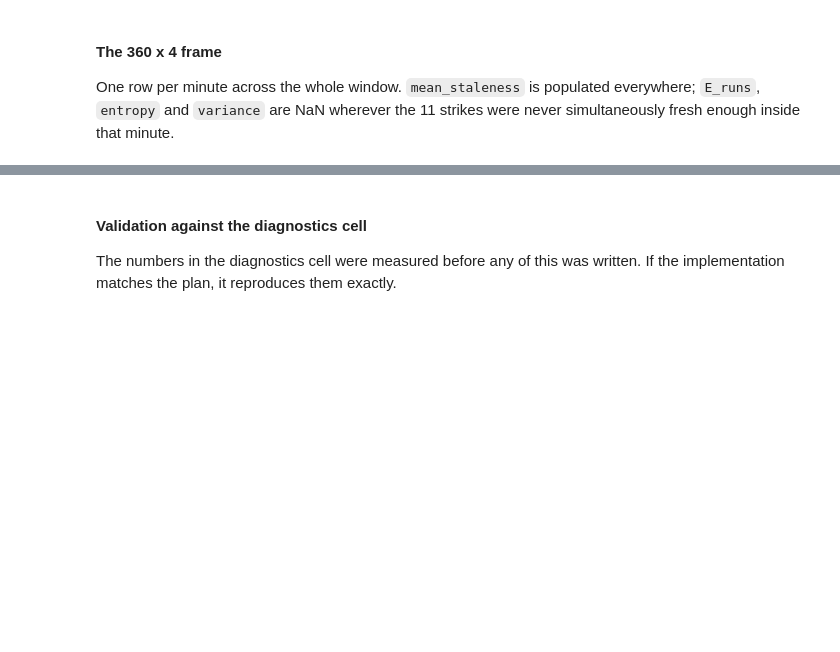
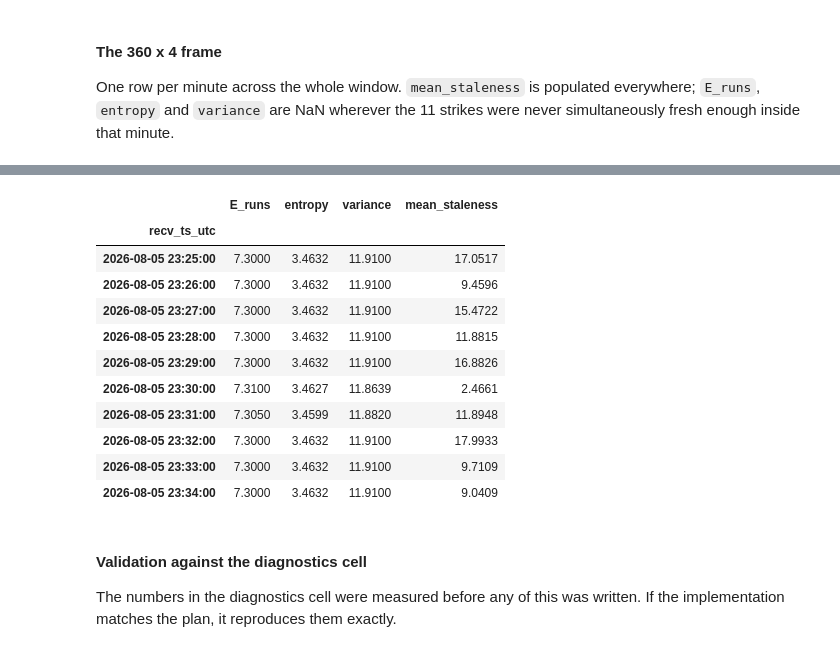
Before and after one commit to jzl4/prediction_market_project, a Jupyter notebook: q2_least_certain_num_of_runs.ipynb, the cells around one changed output, grey strips where cells are left out. Drawn from its saved outputs; the diff is of its cells as text; code cells hidden in the pictures; blank space fills up the shorter version.

```diff
--- a/q2_least_certain_num_of_runs.ipynb
+++ b/q2_least_certain_num_of_runs.ipynb
@@ -686,3 +705,18 @@ minutes
+# %%
+minutes.tail(n = 10)
+# %% [output]
+|  | E_runs | entropy | variance | mean_staleness |
+| recv_ts_utc |  |  |  |  |
+| 2026-08-05 23:25:00 | 7.3000 | 3.4632 | 11.9100 | 17.0517 |
+| 2026-08-05 23:26:00 | 7.3000 | 3.4632 | 11.9100 | 9.4596 |
+| 2026-08-05 23:27:00 | 7.3000 | 3.4632 | 11.9100 | 15.4722 |
+| 2026-08-05 23:28:00 | 7.3000 | 3.4632 | 11.9100 | 11.8815 |
+| 2026-08-05 23:29:00 | 7.3000 | 3.4632 | 11.9100 | 16.8826 |
+| 2026-08-05 23:30:00 | 7.3100 | 3.4627 | 11.8639 | 2.4661 |
+| 2026-08-05 23:31:00 | 7.3050 | 3.4599 | 11.8820 | 11.8948 |
+| 2026-08-05 23:32:00 | 7.3000 | 3.4632 | 11.9100 | 17.9933 |
+| 2026-08-05 23:33:00 | 7.3000 | 3.4632 | 11.9100 | 9.7109 |
+| 2026-08-05 23:34:00 | 7.3000 | 3.4632 | 11.9100 | 9.0409 |
 # %% [markdown]
 #### Validation against the diagnostics cell
 
```
Also changed, not shown: parts of 5 cells of this notebook.
